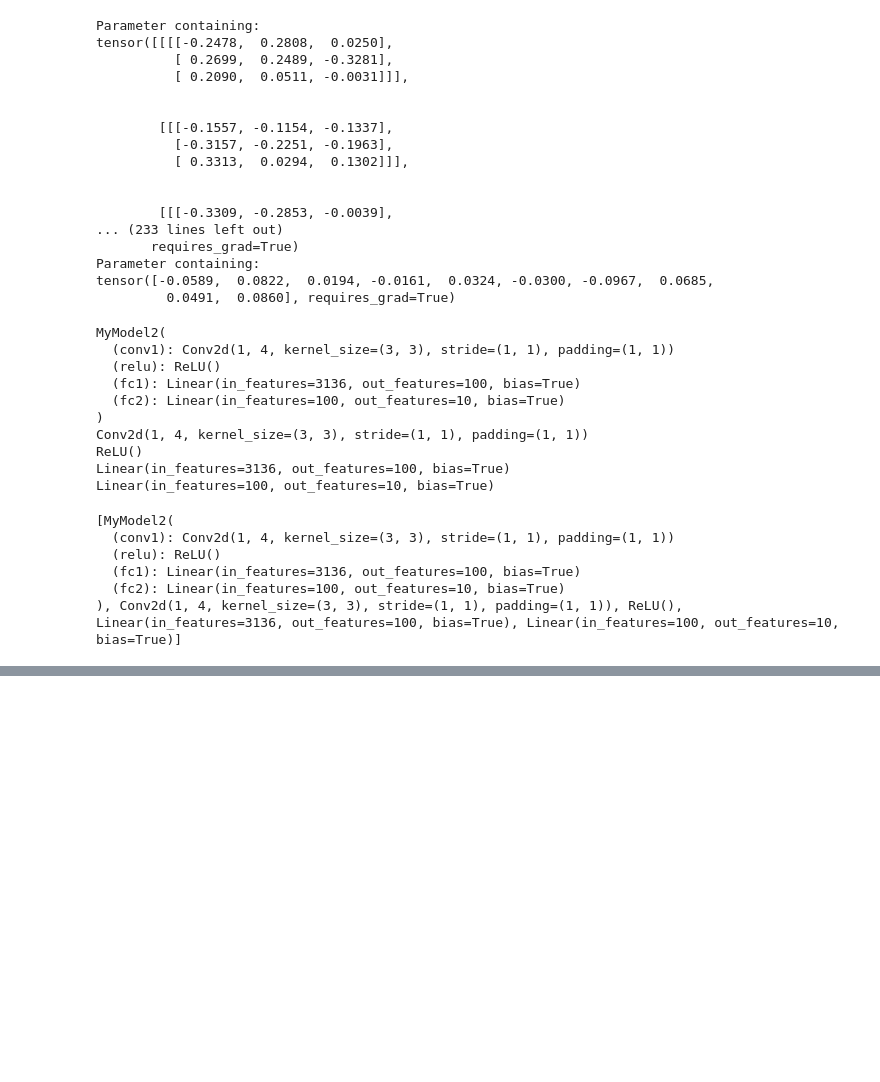
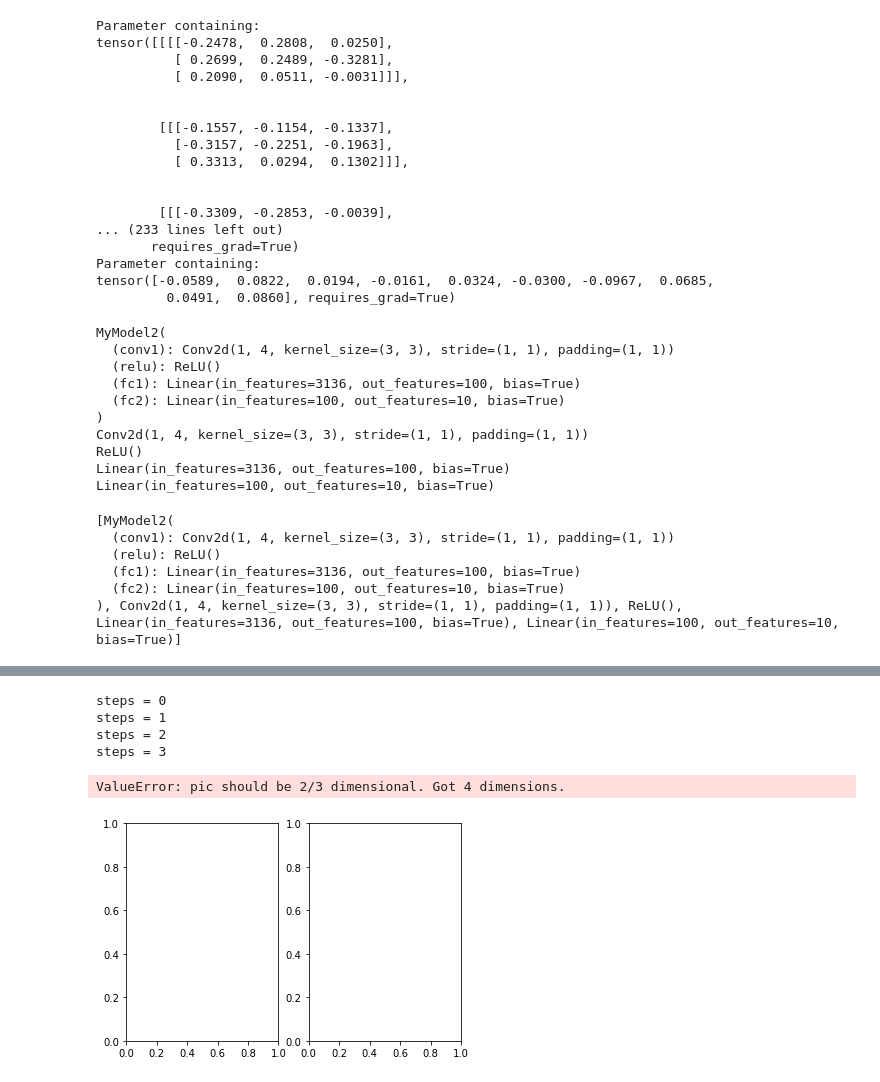
Before and after one commit to DominikOcsofszki/mlp, a Jupyter notebook: jp.ipynb, the cells around one changed output, grey strips where cells are left out. Cells and saved outputs as stored; diff of their text form; code cells hidden in the pictures; blank space fills up the shorter version.

```diff
--- a/jp.ipynb
+++ b/jp.ipynb
@@ -73,0 +117,30 @@ print(model_vae())
+# %%
+import torch
+import numpy as np
+import matplotlib.pyplot as plt
+
+import torchvision.transforms.functional as F
+
+plt.rcParams["savefig.bbox"] = 'tight'
+
+
+def show(imgs):
+    if not isinstance(imgs, list):
+        imgs = [imgs]
+    fig, axs = plt.subplots(ncols=len(imgs), squeeze=False)
+    for i, img in enumerate(imgs):
+        img = img.detach()
+        img = F.to_pil_image(img)
+        axs[0, i].imshow(np.asarray(img))
+        axs[0, i].set(xticklabels=[], yticklabels=[], xticks=[], yticks=[])
+# %%
+testing_images = get_test_image_random(3)
+only_images = testing_images[0]
+show(only_images)
+# %% [output]
+steps = 0
+steps = 1
+steps = 2
+steps = 3
+ValueError: pic should be 2/3 dimensional. Got 4 dimensions.
+[figure, added]
```
Also changed, not shown: parts of 12 cells of this notebook, 3 other files.
